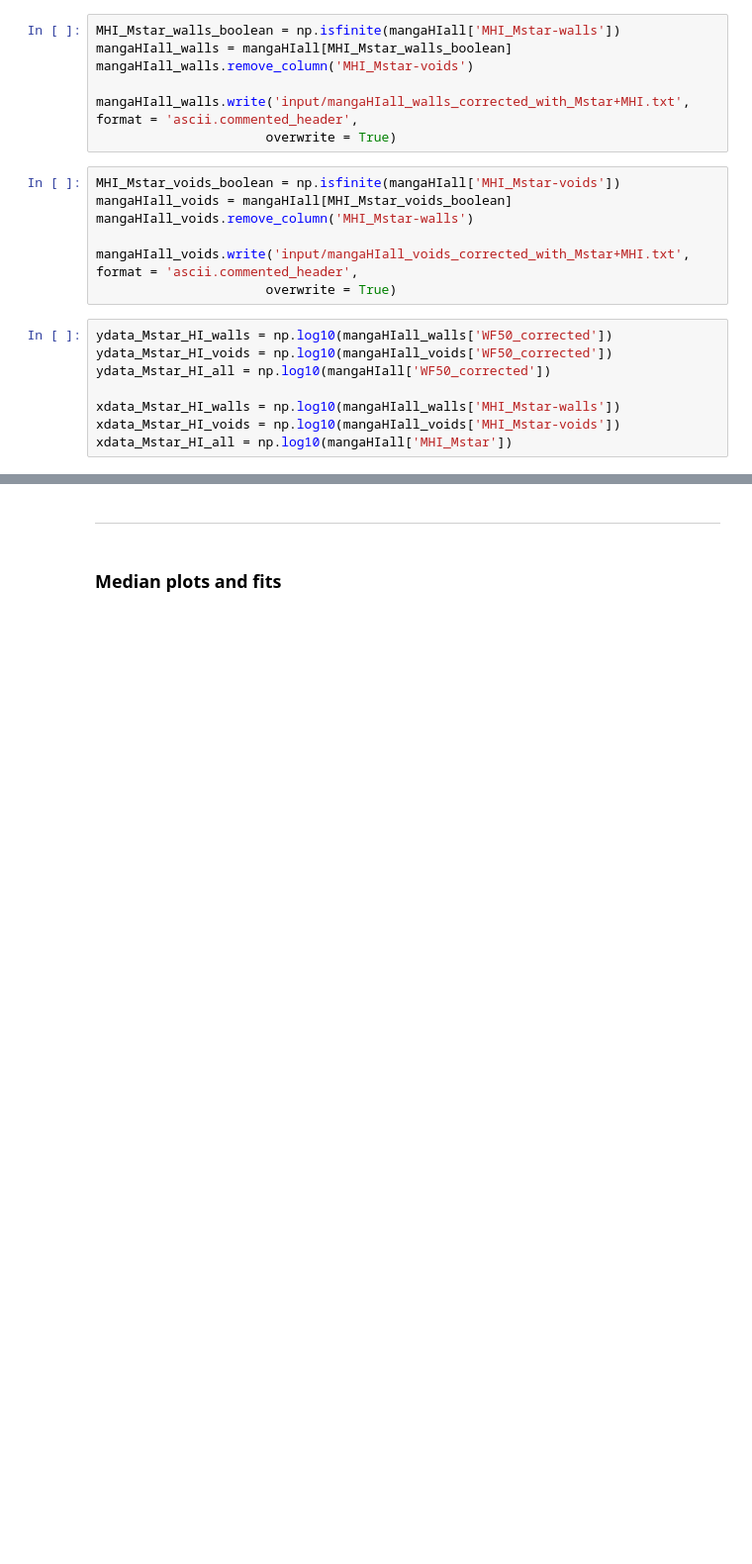
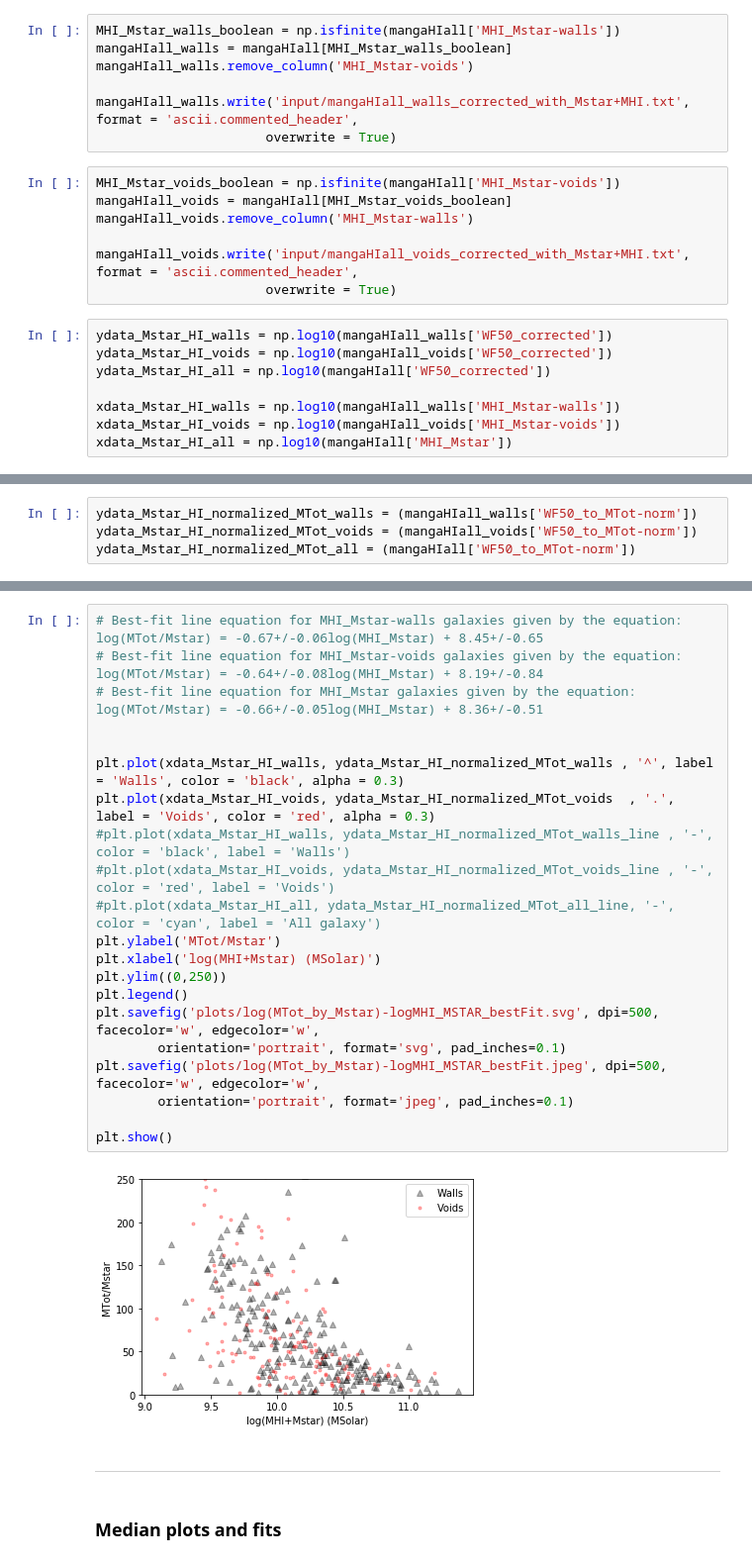
Before and after one commit to usiam/Summer-20_Galactic-Rotation-Curves-And-Dark-Matter, a Jupyter notebook: 07.mass_WF50_scatter_and_median_plots.ipynb, the cells around one changed output, grey strips where cells are left out. Shown: that part at 99% size. Drawn from its saved outputs; the diff is of its cells as text; blank space fills up the shorter version.

```diff
--- a/07.mass_WF50_scatter_and_median_plots.ipynb
+++ b/07.mass_WF50_scatter_and_median_plots.ipynb
@@ -166,0 +293,4 @@ ydata_Mstar_HI_all_line = linear_bestfit(mangaHIall,'MHI_Mstar', 'all')
+# %%
+ydata_Mstar_HI_normalized_MTot_walls = (mangaHIall_walls['WF50_to_MTot-norm'])
+ydata_Mstar_HI_normalized_MTot_voids = (mangaHIall_voids['WF50_to_MTot-norm'])
+ydata_Mstar_HI_normalized_MTot_all = (mangaHIall['WF50_to_MTot-norm'])
@@ -185,6 +323,29 @@ plt.savefig('plots/logWF50_corrected-logMHI_MSTAR_bestFit.jpeg', dpi=500, faceco
 plt.show()
 # %% [output]
 [figure]
+# %%
+# Best-fit line equation for MHI_Mstar-walls galaxies given by the equation: log(MTot/Mstar) = -0.67+/-0.06log(MHI_Mstar) + 8.45+/-0.65
+# Best-fit line equation for MHI_Mstar-voids galaxies given by the equation: log(MTot/Mstar) = -0.64+/-0.08log(MHI_Mstar) + 8.19+/-0.84
+# Best-fit line equation for MHI_Mstar galaxies given by the equation: log(MTot/Mstar) = -0.66+/-0.05log(MHI_Mstar) + 8.36+/-0.51
+
+
+plt.plot(xdata_Mstar_HI_walls, ydata_Mstar_HI_normalized_MTot_walls , '^', label = 'Walls', color = 'black', alpha = 0.3)
+plt.plot(xdata_Mstar_HI_voids, ydata_Mstar_HI_normalized_MTot_voids  , '.', label = 'Voids', color = 'red', alpha = 0.3)
+#plt.plot(xdata_Mstar_HI_walls, ydata_Mstar_HI_normalized_MTot_walls_line , '-', color = 'black', label = 'Walls')
+#plt.plot(xdata_Mstar_HI_voids, ydata_Mstar_HI_normalized_MTot_voids_line , '-', color = 'red', label = 'Voids')
+#plt.plot(xdata_Mstar_HI_all, ydata_Mstar_HI_normalized_MTot_all_line, '-', color = 'cyan', label = 'All galaxy')
+plt.ylabel('MTot/Mstar')
+plt.xlabel('log(MHI+Mstar) (MSolar)')
+plt.ylim((0,250))
+plt.legend()
+plt.savefig('plots/log(MTot_by_Mstar)-logMHI_MSTAR_bestFit.svg', dpi=500, facecolor='w', edgecolor='w',
+        orientation='portrait', format='svg', pad_inches=0.1)
+plt.savefig('plots/log(MTot_by_Mstar)-logMHI_MSTAR_bestFit.jpeg', dpi=500, facecolor='w', edgecolor='w',
+        orientation='portrait', format='jpeg', pad_inches=0.1)
+
+plt.show()
+# %% [output]
+[figure, added]
 # %% [markdown]
 ---
 # %% [markdown]
```
Also changed, not shown: parts of 44 cells of this notebook.
